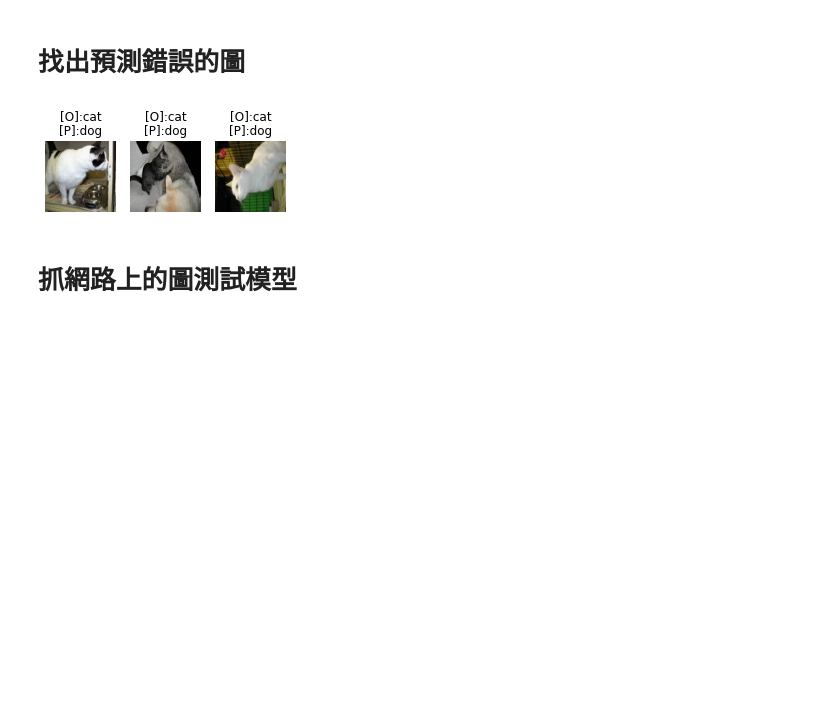
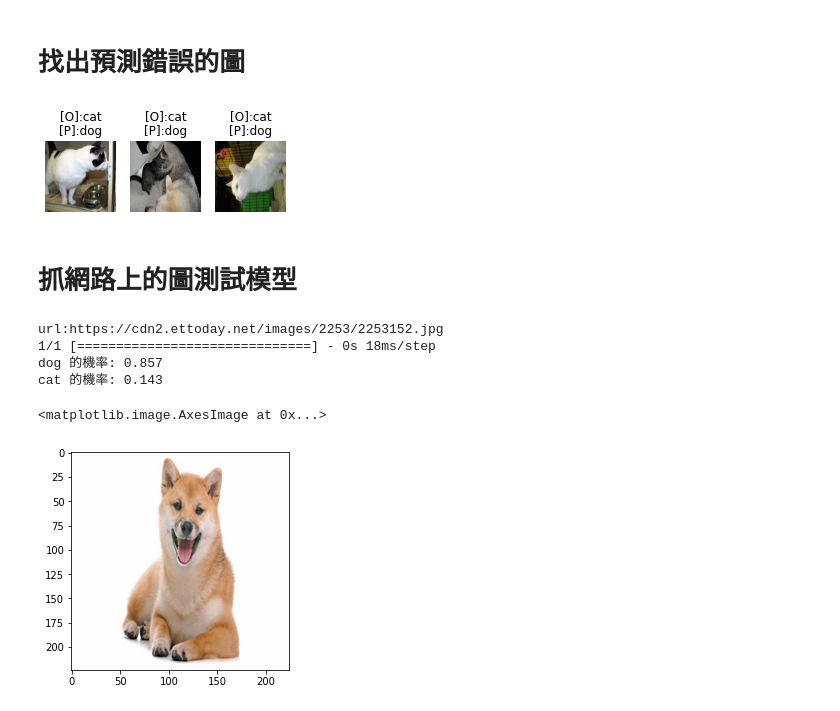
Before and after one commit to cool60334/111-TibaMe-AI-03-Deep-Learning, a Jupyter notebook: DL_Transfer_Learning_VGG16.ipynb, the cells around one changed output. Saved outputs shown, nothing was run; the diff lists cells and outputs as text; code cells hidden in the pictures; blank space fills up the shorter version.

```diff
--- a/DL_Transfer_Learning_VGG16.ipynb
+++ b/DL_Transfer_Learning_VGG16.ipynb
@@ -271,16 +271,23 @@ for i in range(len(idx)):
 # %% [markdown]
 # 抓網路上的圖測試模型
 # %%
-# import requests
-# # pillow
-# from PIL import Image
-# url = input("url:")
-# response = requests.get(url, stream=True)
-# img = Image.open(response.raw).convert("RGB").resize((224, 224))
-# img_np = np.array(img).reshape(1, 224, 224, 3)
-# # (32, 32, 3) -> (1, 32, 32, 3)
-# img_np_pre = preprocess_input(img_np)
-# proba = model.predict(img_np_pre)[0]
-# for p, n in zip(proba, trans):
-#     print(n, "的機率:", round(p, 3))
-# plt.imshow(img)
+import requests
+# pillow
+from PIL import Image
+url = input("url:")
+response = requests.get(url, stream=True)
+img = Image.open(response.raw).convert("RGB").resize((224, 224))
+img_np = np.array(img).reshape(1, 224, 224, 3)
+# (32, 32, 3) -> (1, 32, 32, 3)
+img_np_pre = preprocess_input(img_np)
+proba = model.predict(img_np_pre)[0]
+for p, n in zip(proba, trans):
+    print(n, "的機率:", round(p, 3))
+plt.imshow(img)
+# %% [output]
+url:https://cdn2.ettoday.net/images/2253/2253152.jpg
+1/1 [==============================] - 0s 18ms/step
+dog 的機率: 0.857
+cat 的機率: 0.143
+<matplotlib.image.AxesImage at 0x...>
+[figure, added]
```
